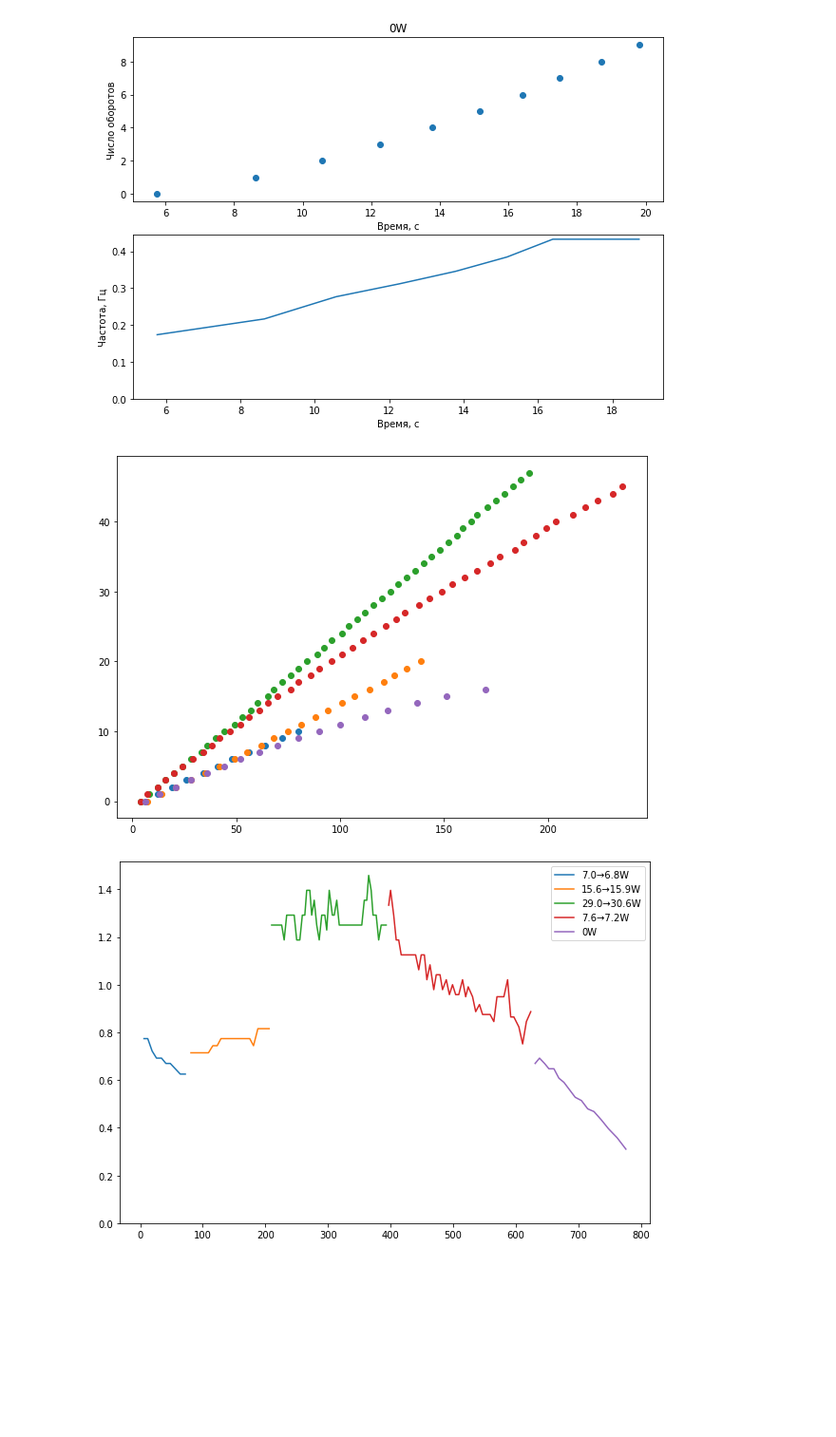
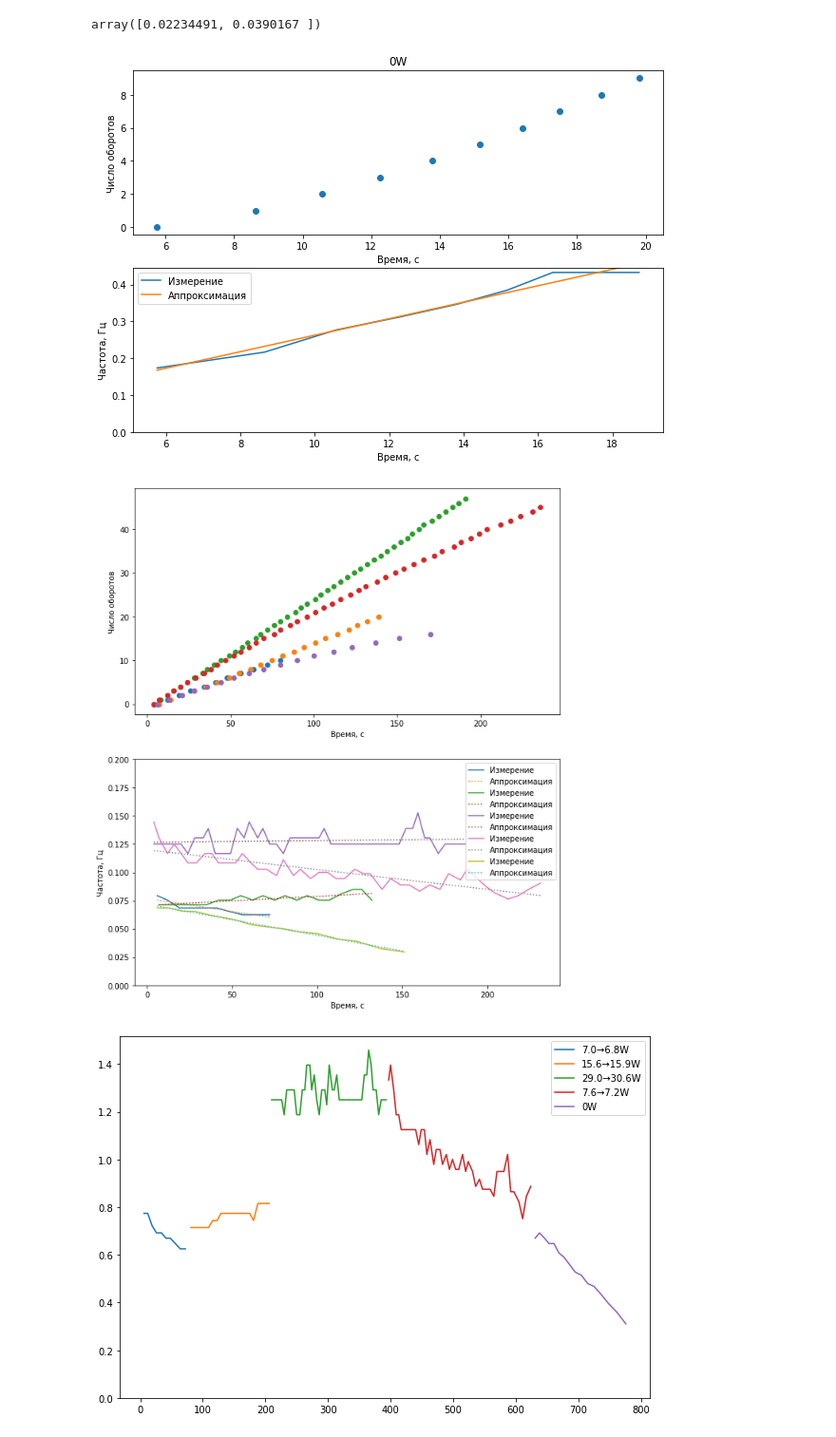
Before and after one commit to sitandr/lab, a Jupyter notebook: Steeling Wheel/main.ipynb, the cells around one changed output. Shown at 95% size. Drawn from its saved outputs; the diff is of its cells as text; code cells hidden in the pictures; blank space fills up the shorter version.

```diff
--- a/Steeling Wheel/main.ipynb
+++ b/Steeling Wheel/main.ipynb
@@ -6,8 +8,19 @@ from scipy.ndimage import uniform_filter1d
 # %%
+def fill_nan(A):
+    '''
+    interpolate to fill nan values
+    '''
+    inds = np.arange(A.shape[0])
+    good = np.where(np.isfinite(A))
+    f = interpolate.interp1d(inds[good], A[good],bounds_error=False)
+    B = np.where(np.isfinite(A),A,f(inds))
+    return B
 
 def points_d(table, freq=1, smooth_width=None):
     r = table['t']
     res = 1/(2*np.diff(list(r)))*freq
+    res = fill_nan(res)
+    r = fill_nan(np.array(r))
     return r[:-1], uniform_filter1d(res, smooth_width) if smooth_width else res
 
 def points(table):
@@ -15,11 +28,13 @@ def points(table):
     return list(r), range(len(r))
 #%matplotlib widget
 
-def plot_coords(data, name=None, title='', sm_w=3, freq=1):
-    fig = plt.figure(figsize=(10, 7))
+def plot_coords(data, name=None, title='', sm_w=3, freq=1, approx=None, axes=None, label="Измерение"):
+    if axes is None:
+        fig = plt.figure(figsize=(10, 7))
 
-    axes = fig.subplots(2)
-    axes[0].set_title(title)
+        axes = fig.subplots(2)
+
+        axes[0].set_title(title)
     axes[0].scatter(*points(data))
     axes[0].set_ylabel('Число оборотов')
     axes[0].set_xlabel('Время, с')
@@ -27,8 +42,14 @@ def plot_coords(data, name=None, title='', sm_w=3, freq=1):
 
     axes[1].set_ylabel('Частота, Гц')
     axes[1].set_xlabel('Время, с')
-    axes[1].plot(*points_d(data, smooth_width=sm_w, freq=freq))
+    speed = points_d(data, smooth_width=sm_w, freq=freq)
+    axes[1].plot(*speed, label=label)
     axes[1].set_ylim(bottom=0)
 
-    if name: fig.savefig("img/" + name + '.png')
+    if name and not axes: fig.savefig("img/" + name + '.png')
+    if approx:
+        res, err = curve_fit(approx, *speed)
+        axes[1].plot(speed[0], approx(speed[0], *res), ':', label="Аппроксимация")
+        axes[1].legend()
+        return res
 # %%
@@ -51,29 +78,37 @@ plot_coords(pd.read_csv("data/Загадочное измерение", delimite
 # %%
 
-plot_coords(pd.read_csv("data/Взеты и паденения Османскорй империи", delimiter=";", comment = "#"), 'Падение', "0W", sm_w=2)
+plot_coords(pd.read_csv("data/Взеты и паденения Османскорй империи", delimiter=";", comment = "#"), 'Падение', "0W", sm_w=2,
+           approx=lambda x, B, C: B*x + C)
 # %% [output]
+array([0.02234491, 0.0390167 ])
-[figure, old version]
+[figure, new version]
 # %%
 rots = pd.read_csv("data/Обороты", delimiter=";", comment = "#")
 # %%
 import re
 
 def convert_time(s):
+    if type(s) == float: return s
     t = re.match("(-?\d\d?):(\d\d(.\d+)?)", s)
     if t == None:
         return float(s)
     t = t.groups()
     return int(t[0])*60 + float(t[1])
 
-plt.figure(figsize=(10, 7))
+
+fig = plt.figure(figsize=(10, 12))
+axes = fig.subplots(2)
+
 for i in rots.groupby('n'):
     i = i[1]
     i['t'] = i['time'].apply(convert_time)
-    plt.scatter(*points(i))
+    plot_coords(i, axes=axes, approx=lambda x, B, C: B*x + C)
+axes[1].set_ylim(bottom=0, top = 0.2)
+# plt.legend()
 #    plt.plot(*points_d(i, freq=10))
 plt.savefig('img/coords.png')
 # %% [output]
-[figure, old version]
+[figure, new version]
 # %%
 
 
```
Also changed, not shown: parts of 8 cells of this notebook, 3 other files.
